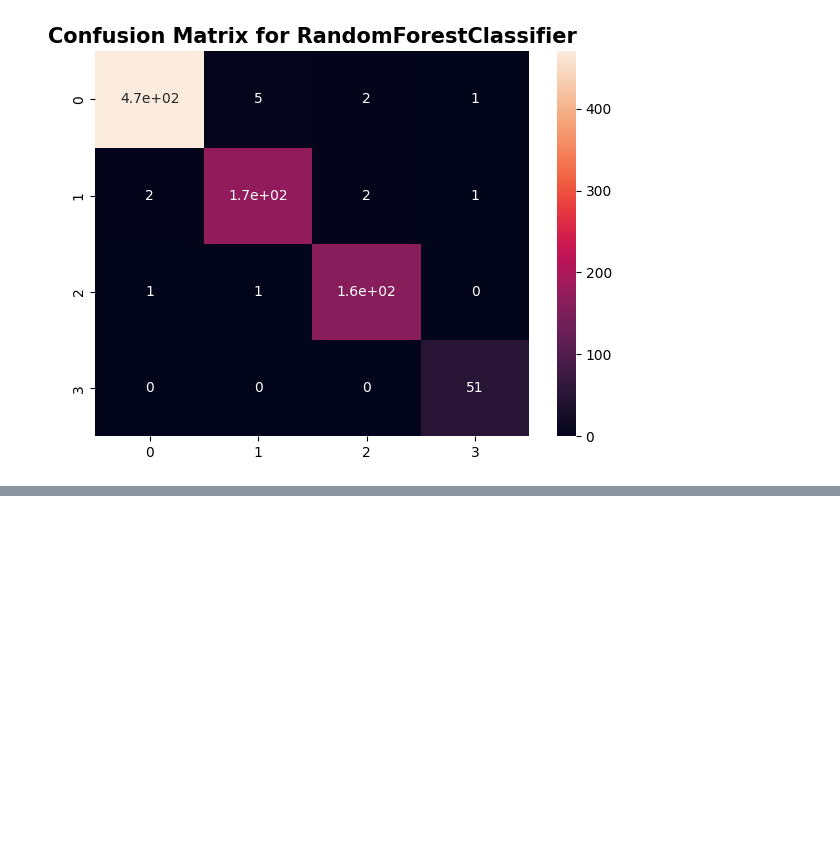
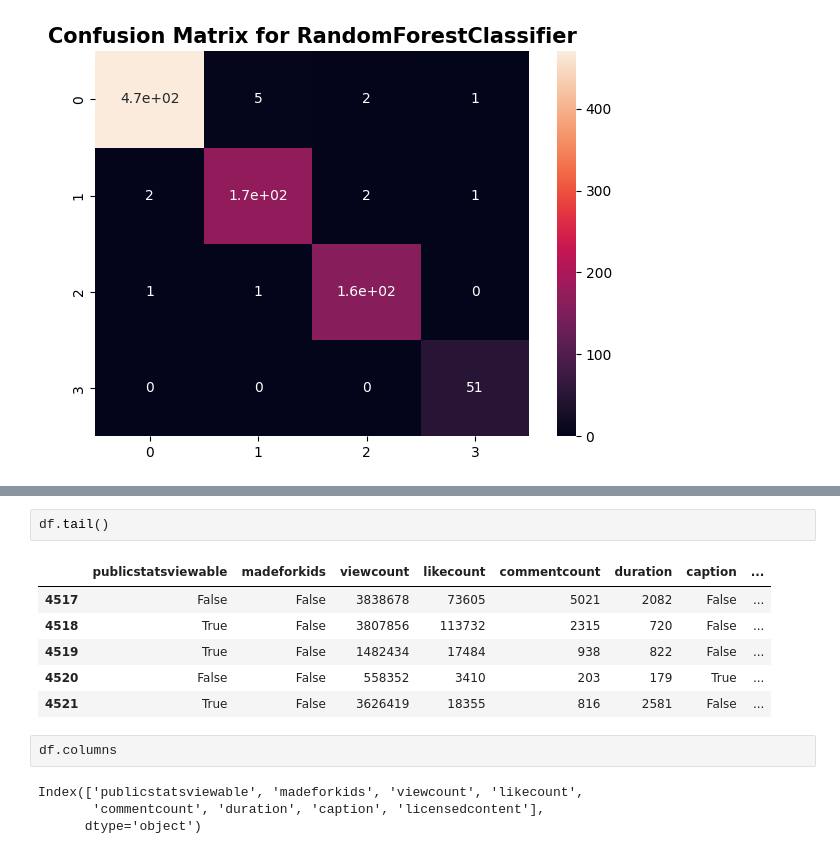
Before and after one commit to SinghJagpreet096/YouTube_analysis, a Jupyter notebook: model.ipynb, the cells around one changed output, grey strips where cells are left out. Saved outputs shown, nothing was run; the diff lists cells and outputs as text; blank space fills up the shorter version.

```diff
--- a/model.ipynb
+++ b/model.ipynb
@@ -878,0 +907,15 @@ Classification Report:
+# %%
+df.tail()
+# %% [output]
+|  | publicstatsviewable | madeforkids | viewcount | likecount | commentcount | duration | caption | ... |
+| 4517 | False | False | 3838678 | 73605 | 5021 | 2082 | False | ... |
+| 4518 | True | False | 3807856 | 113732 | 2315 | 720 | False | ... |
+| 4519 | True | False | 1482434 | 17484 | 938 | 822 | False | ... |
+| 4520 | False | False | 558352 | 3410 | 203 | 179 | True | ... |
+| 4521 | True | False | 3626419 | 18355 | 816 | 2581 | False | ... |
+# %%
+df.columns
+# %% [output]
+Index(['publicstatsviewable', 'madeforkids', 'viewcount', 'likecount',
+       'commentcount', 'duration', 'caption', 'licensedcontent'],
+      dtype='object')
```
Also changed, not shown: parts of 39 cells of this notebook, 1 other file.
